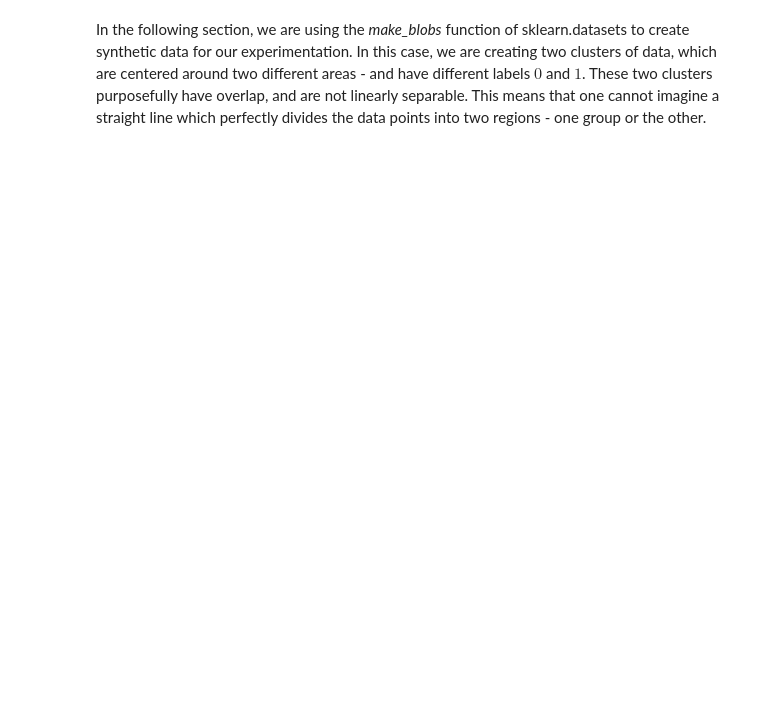
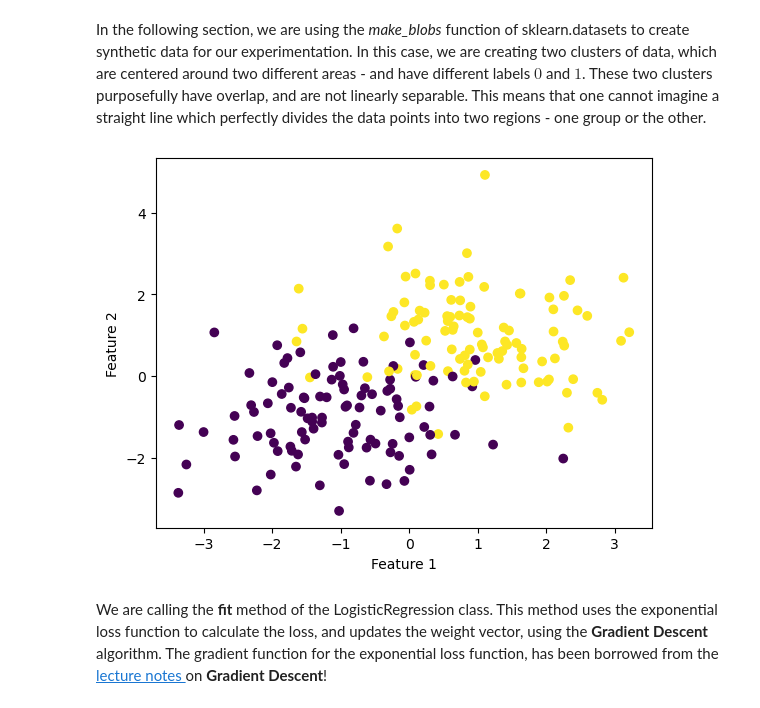
Before and after one commit to dcruzeneil/dcruzeneil.github.io, a Jupyter notebook: posts/gradient-descent/index.ipynb, the cells around one changed output. Drawn from its saved outputs; the diff is of its cells as text; code cells hidden in the pictures; blank space fills up the shorter version.

```diff
--- a/posts/gradient-descent/index.ipynb
+++ b/posts/gradient-descent/index.ipynb
@@ -23,6 +40,22 @@ np.seterr(all='ignore')
 # %% [markdown]
 In the following section, we are using the *make_blobs* function of sklearn.datasets to create synthetic data for our experimentation. In this case, we are creating two clusters of data, which are centered around two different areas - and have different labels $0$ and $1$. These two clusters purposefully have overlap, and are not linearly separable. This means that one cannot imagine a straight line which perfectly divides the data points into two regions - one group or the other.
 # %%
-#making the data
+#arbitrarily setting the seed number to 12345 to ensure reproducibility
+np.random.seed(12345)
+
+#setting the number of points we want
+n = 200
+
+#setting the number of features
 features = 2
-X, y = make_blobs(n_samples = 200
+
+#using make_blobs function to create 2 clusters of 200 data points - centered
+#randomly around (-1,-1) and (1,1) - making them linearly inseparable
+X, y = make_blobs(n_samples = n, n_features = features, centers = [(-1,-1),(1,1)])
+# %%
+#plotting the clusters generated by the make_blobs function
+fig = plt.scatter(X[:,0], X[:,1], c = y)
+xlab = plt.xlabel("Feature 1")
+ylab = plt.ylabel("Feature 2")
+# %% [output]
+[figure, added]
@@ -28,0 +65,2 @@ X, y = make_blobs(n_samples = 200
+# %% [markdown]
+We are calling the <b>fit</b> method of the LogisticRegression class. This method uses the exponential loss function to calculate the loss, and updates the weight vector, using the <b>Gradient Descent</b> algorithm. The gradient function for the exponential loss function, has been borrowed from the <a href="https://middlebury-csci-0451.github.io/CSCI-0451/lecture-notes/gradient-descent.html"> lecture notes </a> on <b>Gradient Descent</b>!
```
Also changed, not shown: parts of 10 cells of this notebook, 9 other files.
